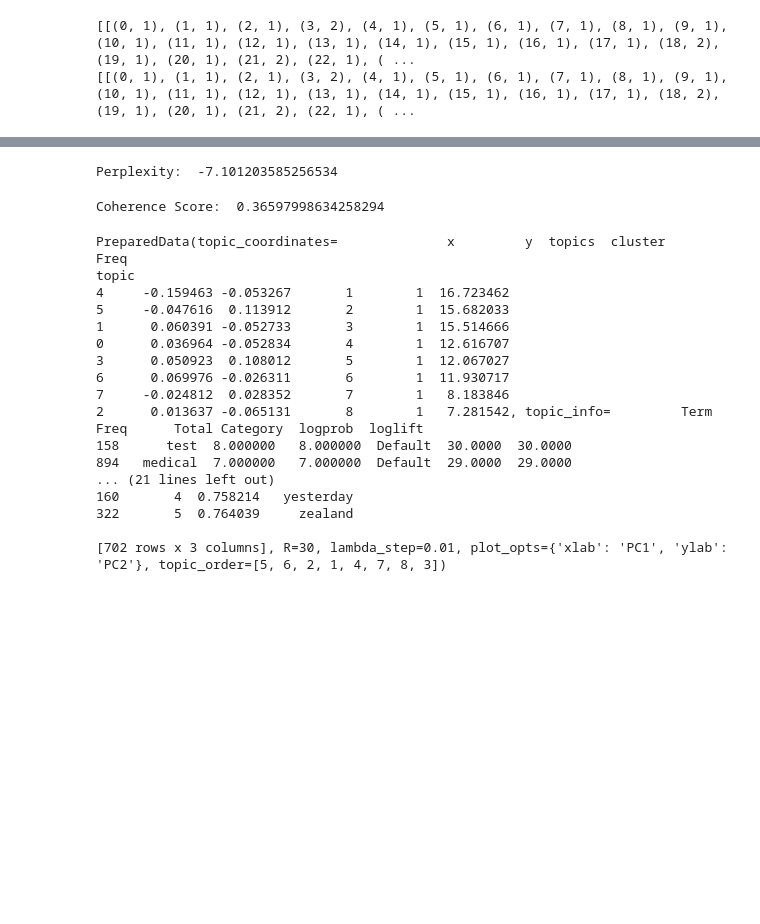
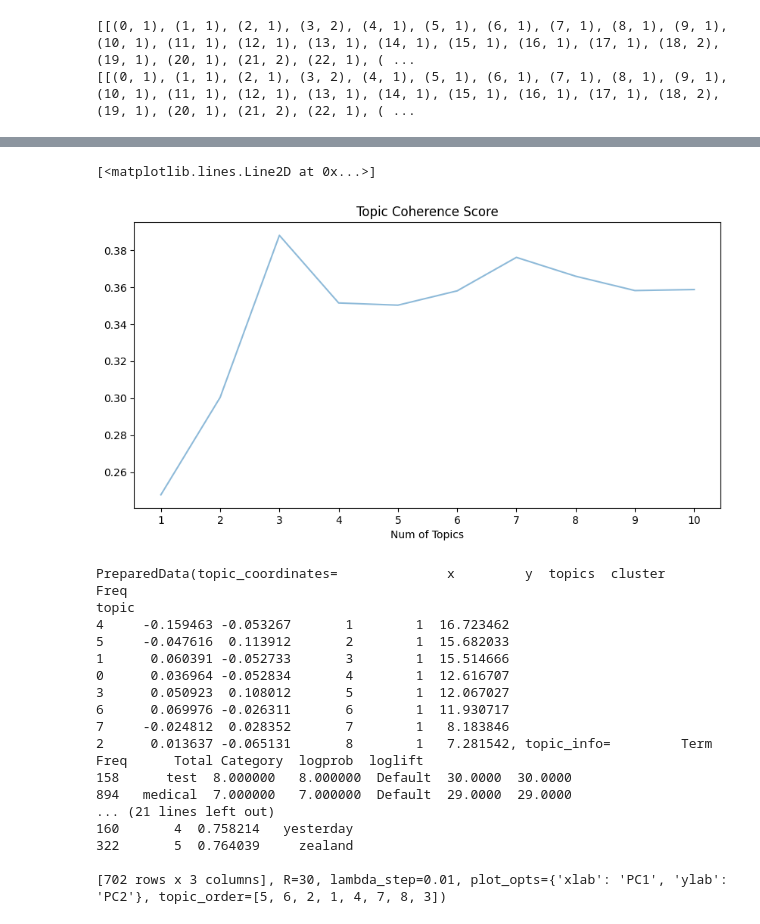
Before and after one commit to ollyjc99/COVID-19-Sentiment-and-Compliance-Analyzer, a Jupyter notebook: TopicModelling.ipynb, the cells around one changed output, grey strips where cells are left out. Saved outputs shown, nothing was run; the diff lists cells and outputs as text; code cells hidden in the pictures; blank space fills up the shorter version.

Commit message:
finished method to test lda coherence score for any given number of topics

```diff
--- a/TopicModelling.ipynb
+++ b/TopicModelling.ipynb
@@ -213,17 +214,37 @@ doc_lda = lda_model[corpus]
 # %%
 from gensim.models import CoherenceModel
 
-# Compute Perplexity
-print('\nPerplexity: ', lda_model.log_perplexity(corpus))
+topic_coherence = []
+num_topics = 10
 
-# Compute Coherence Score
-coherence_model_lda = CoherenceModel(model=lda_model, texts=data_lemmatized, dictionary=id2word, coherence='c_v')
-coherence_lda = coherence_model_lda.get_coherence()
+for n in trange(1, num_topics + 1):
 
-print('\nCoherence Score: ', coherence_lda)
+    lda_model = build_lda(n)
+
+    # Compute Perplexity
+    topic_perplexity = lda_model.log_perplexity(corpus)
+
+    # Compute Coherence Score
+    coherence_model_lda = CoherenceModel(model=lda_model,
+                                         texts=data_lemmatized,
+                                         dictionary=id2word,
+                                         coherence='c_v')
+
+    topic_coherence.append(coherence_model_lda.get_coherence())
+
+
+x = [i for i in range(1, num_topics + 1)]
+
+fig, ax1 = plt.subplots(1, dpi=100)
+fig.set_size_inches(10, 5)
+
+ax1.set_title('Topic Coherence Score')
+ax1.set_xlabel('Num of Topics')
+ax1.set_xticks(x)
+ax1.plot(x, topic_coherence, alpha=0.5)
 # %% [output]
-Perplexity:  -7.101203585256534
+[<matplotlib.lines.Line2D at 0x...>]
-Coherence Score:  0.36597998634258294
+[figure, added]
 # %%
 # Hyperparameter Tuning
 def compute_coherence_values(corpus, dictionary, k, a, b):
```
Also changed, not shown: parts of 4 cells of this notebook.
